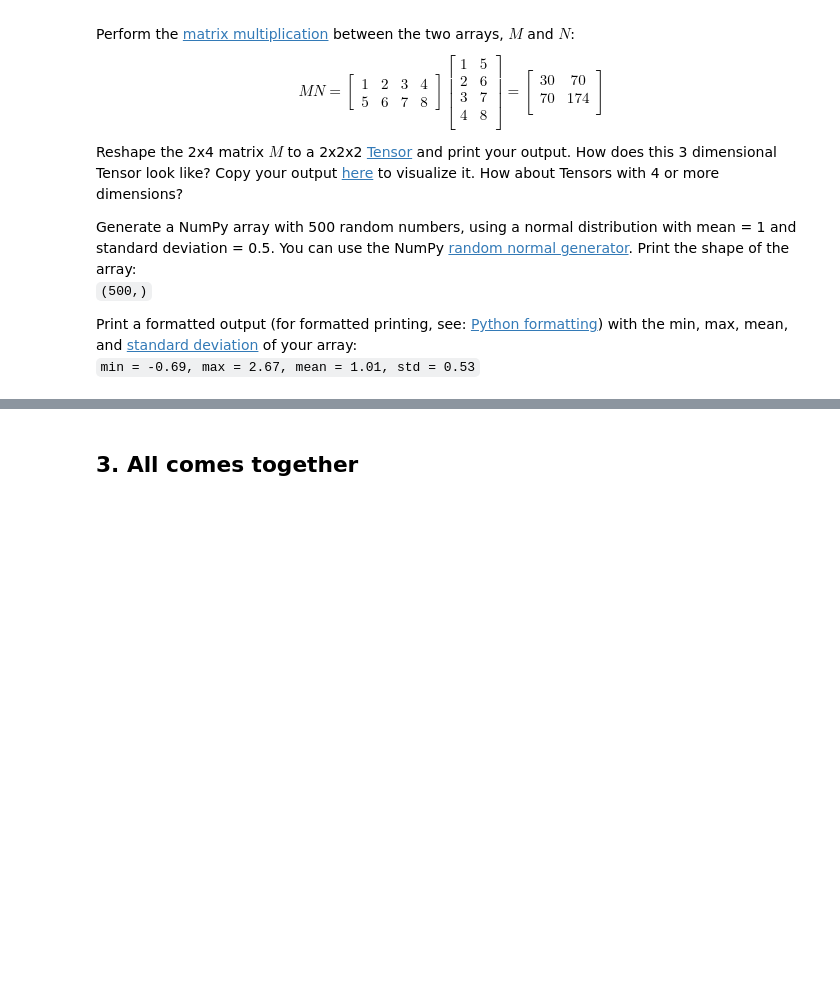
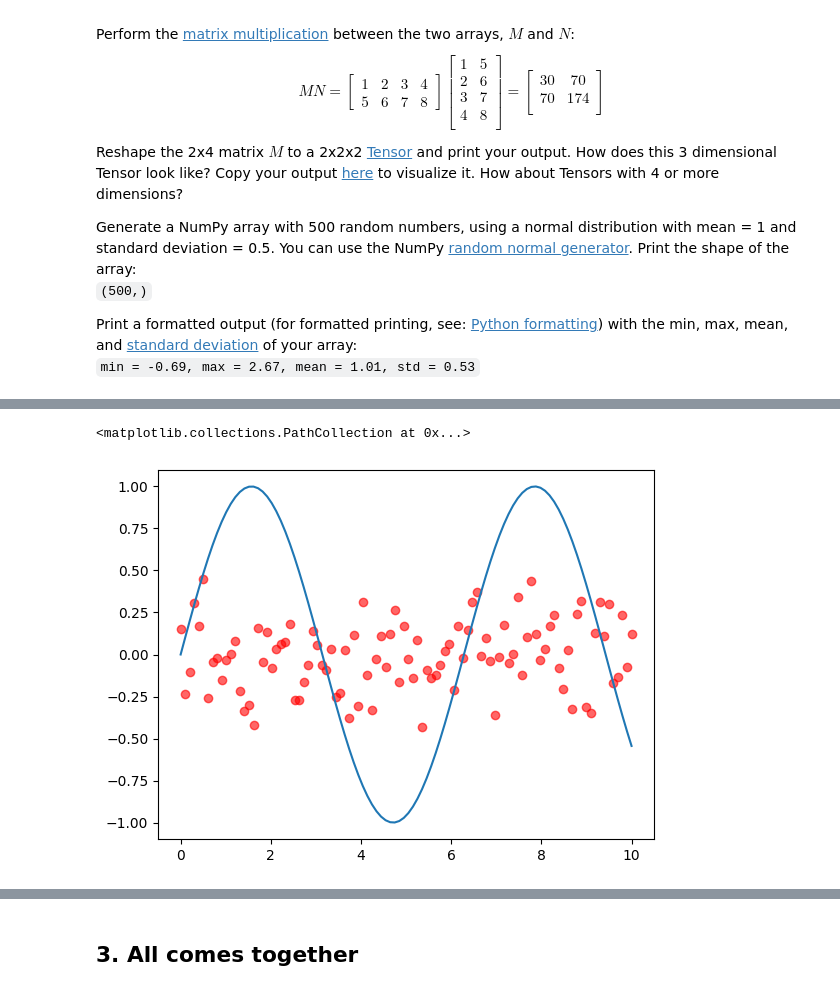
Before and after one commit to RavidElisabeth/TNM112, a Jupyter notebook: Lab0/lab00.ipynb, the cells around one changed output, grey strips where cells are left out. Drawn from its saved outputs; the diff is of its cells as text; code cells hidden in the pictures; blank space fills up the shorter version.

```diff
--- a/Lab0/lab00.ipynb
+++ b/Lab0/lab00.ipynb
@@ -213,7 +244,17 @@ Plot the sinusoidal as a line and the noisy sinusoidal as individual points. You
 # %%
 import matplotlib.pyplot as plt
 
 # Your code goes here
+x = np.linspace(0, 10, 100)
+y = np.sin(x)
+
+noise = np.random.normal(0, 0.2, size=y.shape)
+
+plt.plot(x, y, label="Original Sinusoidal")
+plt.scatter(x, noise, color="red", label="Noisy Data Points", alpha=0.6)
+# %% [output]
+<matplotlib.collections.PathCollection at 0x...>
+[figure, added]
 # %% [markdown]
 ### 2.3. Generating a dataset
 
```
Also changed, not shown: parts of 9 cells of this notebook, 3 other files.
